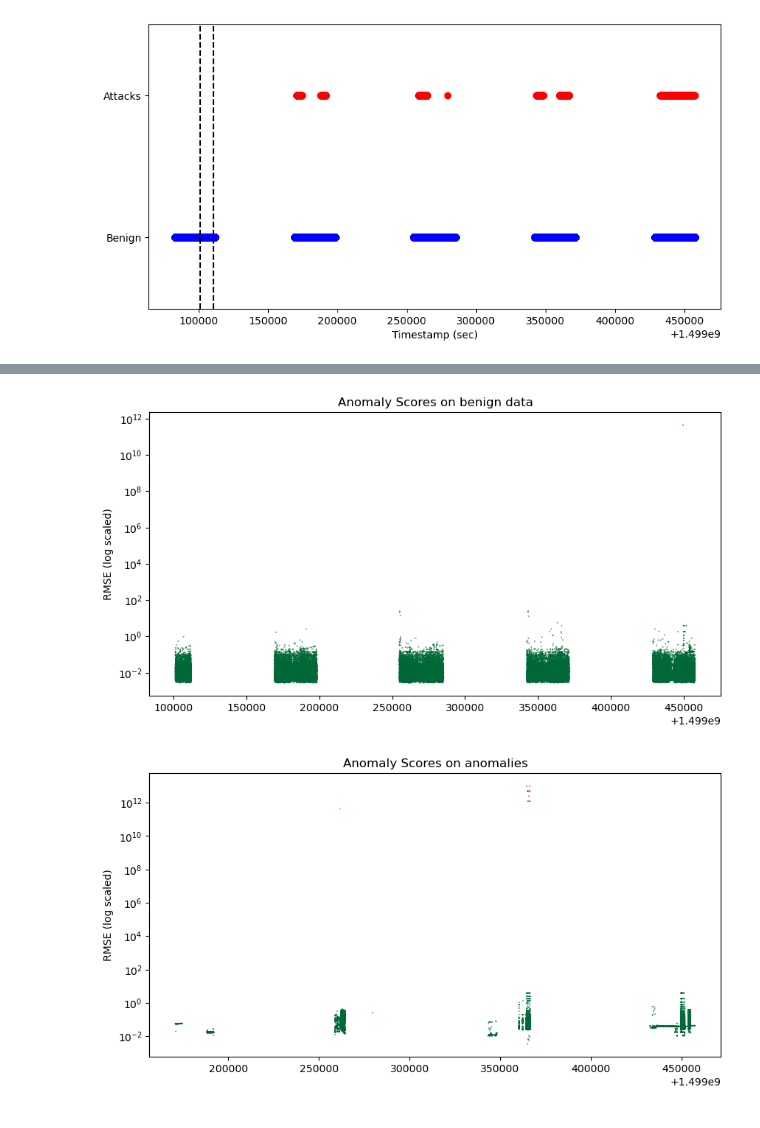
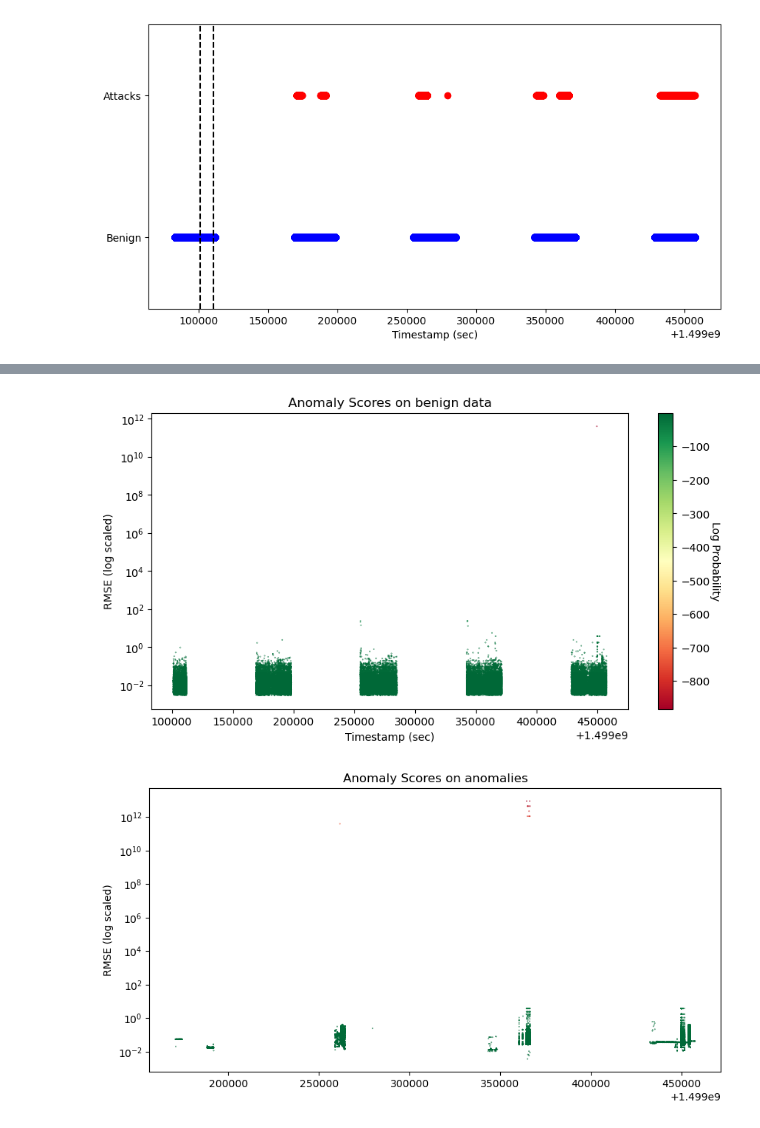
Before and after one commit to thomasmarchioro3/unsupervised_nids, a Jupyter notebook: notebooks/mirsky2018kitsune.ipynb, the cells around one changed output, grey strips where cells are left out. Saved outputs shown, nothing was run; the diff lists cells and outputs as text; code cells hidden in the pictures.

```diff
--- a/notebooks/mirsky2018kitsune.ipynb
+++ b/notebooks/mirsky2018kitsune.ipynb
@@ -183,18 +173,21 @@ log_probs_anomaly = norm.logsf(np.log(errors_anomaly), mu, sigma)
 # %%
 plt.figure(figsize=(10,5))
 fig = plt.scatter(
     ts_benign[25000:],
     errors_benign,
     s=0.1,
     c=log_probs_benign,
     cmap='RdYlGn'
 )
 plt.yscale("log")
 plt.title("Anomaly Scores on benign data")
 plt.ylabel("RMSE (log scaled)")
+plt.xlabel('Timestamp (sec)')
+figbar = plt.colorbar()
+figbar.ax.set_ylabel('Log Probability\n ', rotation=270, labelpad=10)
 plt.show()
 # %% [output]
-[figure, old version]
+[figure, new version]
 # %%
 plt.figure(figsize=(10,5))
 fig = plt.scatter(
```
Also changed, not shown: parts of 7 cells of this notebook, 1 other file.
